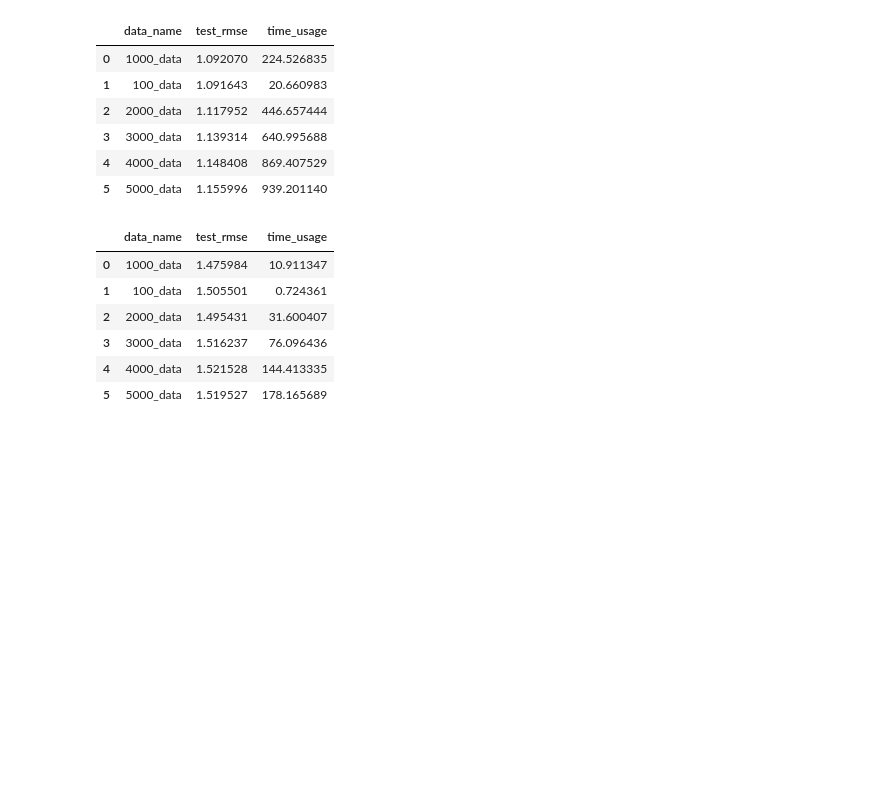
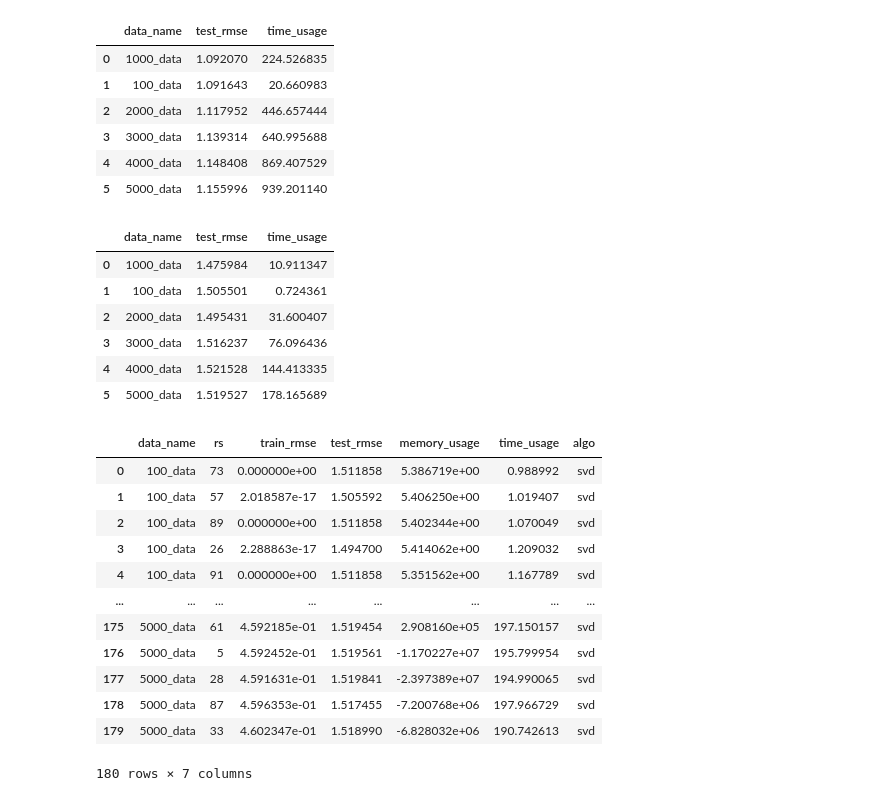
Before and after one commit to fauzanebd/merchant_recommendation_system, a Jupyter notebook: analyze_mf.ipynb, the cells around one changed output. Drawn from its saved outputs; the diff is of its cells as text; code cells hidden in the pictures; blank space fills up the shorter version.

```diff
--- a/analyze_mf.ipynb
+++ b/analyze_mf.ipynb
@@ -134,3 +150,19 @@ svd_mean_test_rmse
 | 3 | 3000_data | 1.516237 | 76.096436 |
 | 4 | 4000_data | 1.521528 | 144.413335 |
 | 5 | 5000_data | 1.519527 | 178.165689 |
+# %%
+eval_svd
+# %% [output]
+|  | data_name | rs | train_rmse | test_rmse | memory_usage | time_usage | algo |
+| 0 | 100_data | 73 | 0.000000e+00 | 1.511858 | 5.386719e+00 | 0.988992 | svd |
+| 1 | 100_data | 57 | 2.018587e-17 | 1.505592 | 5.406250e+00 | 1.019407 | svd |
+| 2 | 100_data | 89 | 0.000000e+00 | 1.511858 | 5.402344e+00 | 1.070049 | svd |
+| 3 | 100_data | 26 | 2.288863e-17 | 1.494700 | 5.414062e+00 | 1.209032 | svd |
+| 4 | 100_data | 91 | 0.000000e+00 | 1.511858 | 5.351562e+00 | 1.167789 | svd |
+| ... | ... | ... | ... | ... | ... | ... | ... |
+| 175 | 5000_data | 61 | 4.592185e-01 | 1.519454 | 2.908160e+05 | 197.150157 | svd |
+| 176 | 5000_data | 5 | 4.592452e-01 | 1.519561 | -1.170227e+07 | 195.799954 | svd |
+| 177 | 5000_data | 28 | 4.591631e-01 | 1.519841 | -2.397389e+07 | 194.990065 | svd |
+| 178 | 5000_data | 87 | 4.596353e-01 | 1.517455 | -7.200768e+06 | 197.966729 | svd |
+| 179 | 5000_data | 33 | 4.602347e-01 | 1.518990 | -6.828032e+06 | 190.742613 | svd |
+180 rows × 7 columns
```
Also changed, not shown: parts of 1 cell of this notebook, 1 other file.
